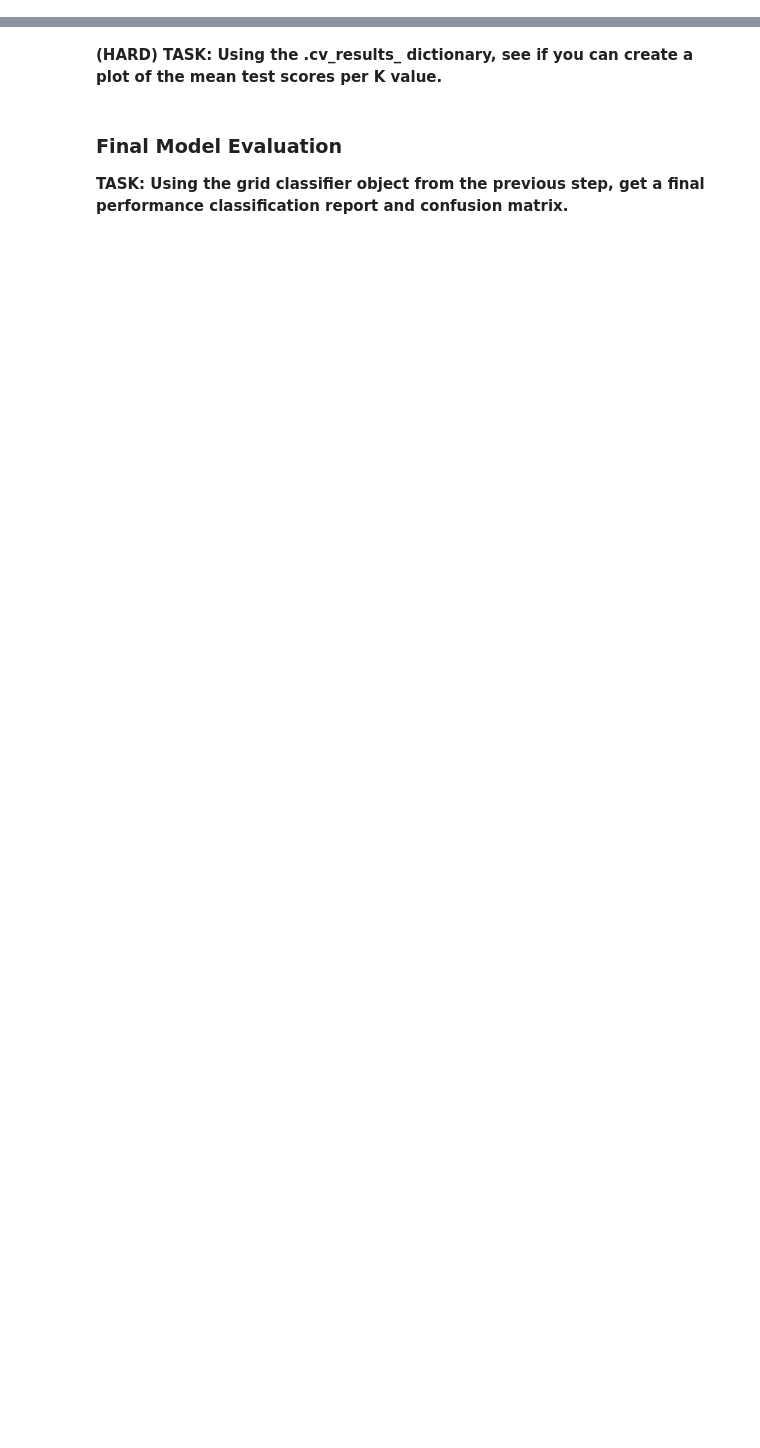
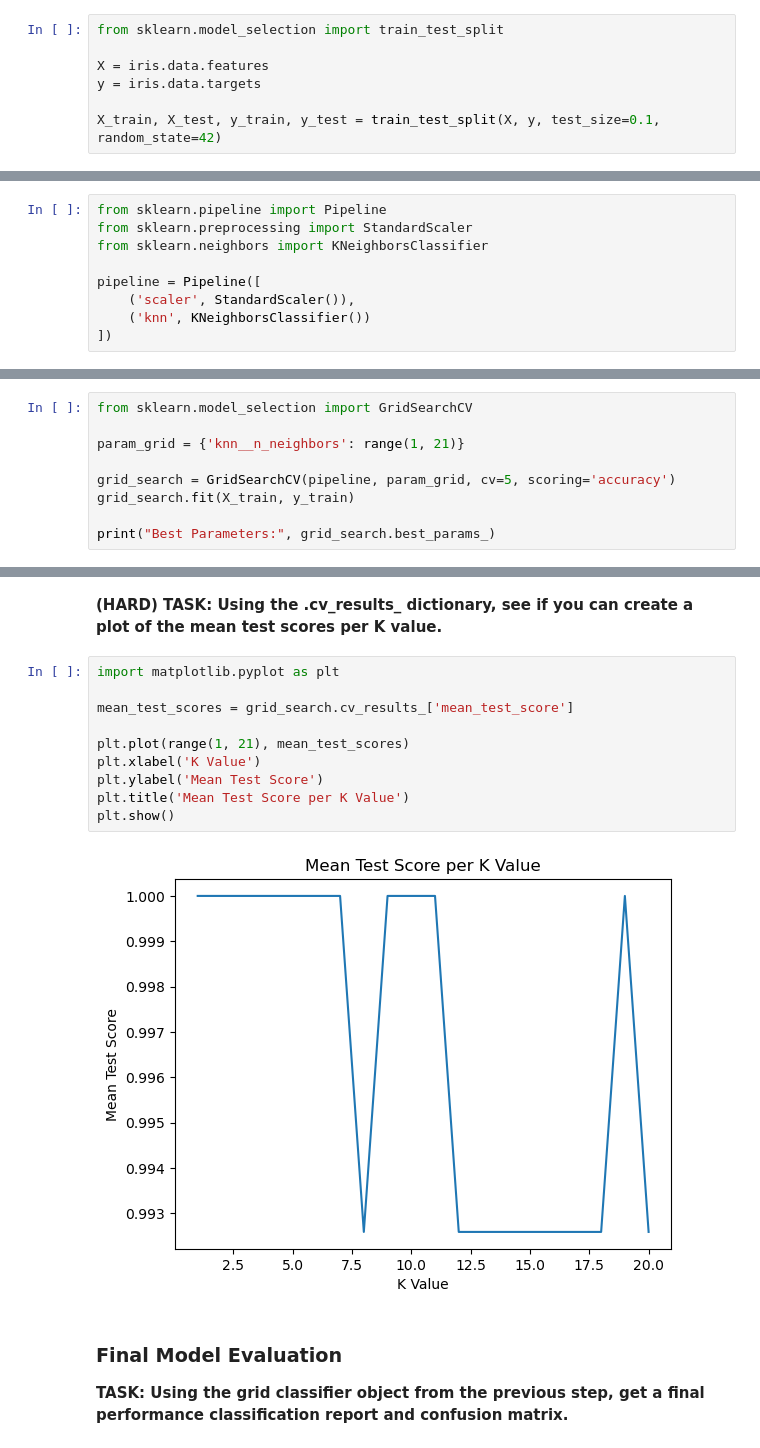
Before and after one commit to sciyon/DATA_ANALYTICS, a Jupyter notebook: Answers/Week6_Answers.ipynb, the cells around one changed output, grey strips where cells are left out. Saved outputs shown, nothing was run; the diff lists cells and outputs as text; blank space fills up the shorter version.

```diff
--- a/Answers/Week6_Answers.ipynb
+++ b/Answers/Week6_Answers.ipynb
@@ -81,7 +102,32 @@ Our approach here will be one of using Cross Validation on 90% of the dataset, a
 **TASK: Split the data into features and labels, and then split into a training set and test set, with 90% for Cross-Validation training, and 10% for a final test set.**
 
 *Note: Do not forget to put a random_state for reproducibility.*
+# %%
+from sklearn.model_selection import train_test_split
+
+X = iris.data.features
+y = iris.data.targets
+
+X_train, X_test, y_train, y_test = train_test_split(X, y, test_size=0.1, random_state=42)
 # %% [markdown]
 **TASK: Create a PipeLine that contains both a StandardScaler and a KNN model**
+# %%
+from sklearn.pipeline import Pipeline
+from sklearn.preprocessing import StandardScaler
+from sklearn.neighbors import KNeighborsClassifier
+
+pipeline = Pipeline([
+    ('scaler', StandardScaler()),
+    ('knn', KNeighborsClassifier())
+])
 # %% [markdown]
 **TASK: Perform a grid-search with the pipeline to test various values of k and report back the best performing parameters.**
+# %%
+from sklearn.model_selection import GridSearchCV
+
+param_grid = {'knn__n_neighbors': range(1, 21)}
+
+grid_search = GridSearchCV(pipeline, param_grid, cv=5, scoring='accuracy')
+grid_search.fit(X_train, y_train)
+
+print("Best Parameters:", grid_search.best_params_)
@@ -88,5 +136,17 @@ Our approach here will be one of using Cross Validation on 90% of the dataset, a
 # %% [markdown]
 **(HARD) TASK: Using the .cv_results_ dictionary, see if you can create a plot of the mean test scores per K value.**
+# %%
+import matplotlib.pyplot as plt
+
+mean_test_scores = grid_search.cv_results_['mean_test_score']
+
+plt.plot(range(1, 21), mean_test_scores)
+plt.xlabel('K Value')
+plt.ylabel('Mean Test Score')
+plt.title('Mean Test Score per K Value')
+plt.show()
+# %% [output]
+[figure, added]
 # %% [markdown]
 ### Final Model Evaluation
 
```
Also changed, not shown: parts of 6 cells of this notebook.
